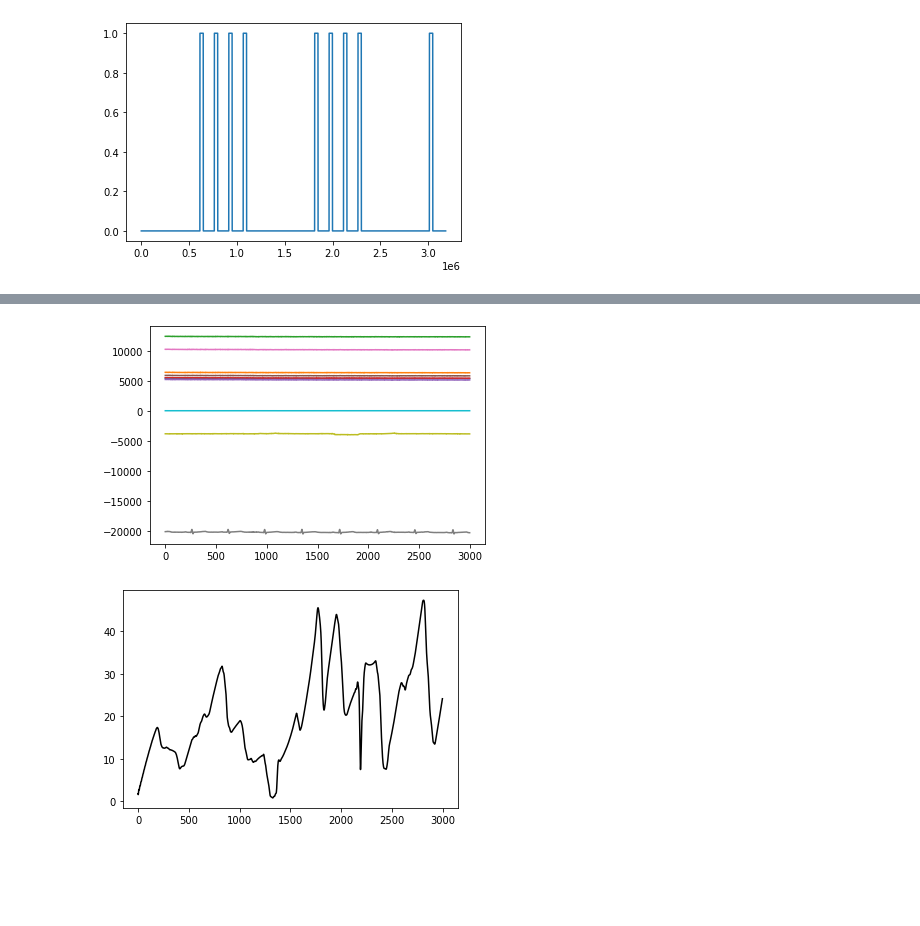
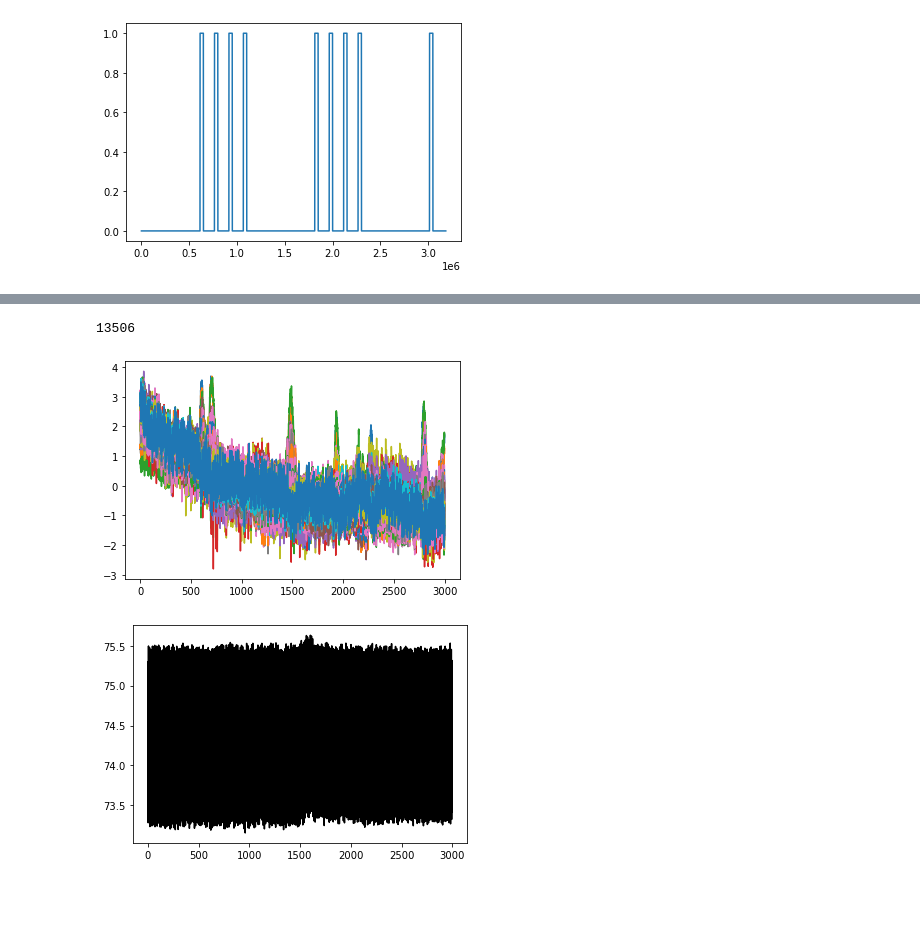
Before and after one commit to williamgilpin/shrec, a Jupyter notebook: process_datasets.ipynb, the cells around one changed output, grey strips where cells are left out. Cells and saved outputs as stored; diff of their text form; code cells hidden in the pictures.

```diff
--- a/process_datasets.ipynb
+++ b/process_datasets.ipynb
@@ -312,30 +270,33 @@ all_data.shape
+# %%
+last_index_prestim
+# %% [output]
+13506
 # %%
 # all_data = all_data0[1][:, ::10][:, 2000:2000+3000]
 
-start = 10
-dfac = 2
+start = 10 # starting index
+dfac = 3
 all_data = all_data0[1][:, :last_index_prestim][:, ::dfac][:, start:start+3000]
 true_data = all_data[:-4, :].T # include EEG only
-true_data = all_data[:-1, :].T  # include EEG + ECG
-true_data = all_data[:, :].T  # include EEG + ECG + respiration signal
+# true_data = all_data[:-1, :].T  # include EEG + ECG
+# true_data = all_data[:, :].T  # include EEG + ECG + respiration signal
 
-true_data = all_data[25:, :].T  # include EEG + ECG + respiration signal
+# true_data = all_data[25:, :].T  # include EEG + ECG + respiration signal
 
-# driver = all_data[-1, :] # include EEG + ECG
-# driver = all_data[:, :]
-driver = behavior[:last_index_prestim][::dfac][start:start+3000]
+driver = all_data[-1, :] # respiration signal
+# driver = behavior[:last_index_prestim][::dfac][start:start+3000] # behavior signal
 
 plt.figure()
-plt.plot(true_data);
+plt.plot(standardize_ts(true_data));
 # plt.plot(driver, 'k');
 plt.figure()
 plt.plot(driver, 'k');
 
-true_data.dump("eeg2.pkl")
-driver.dump("eeg2_drive.pkl")
+true_data.dump("./resources/eeg2.pkl")
+driver.dump("./resources/eeg2_drive.pkl")
 # %% [output]
-[figure, old version]
+[figure, new version]
-[figure, old version]
+[figure, new version]
 # %% [markdown]
 ##
 # %% [markdown]
```
Also changed, not shown: parts of 15 cells of this notebook, 14 other files.
